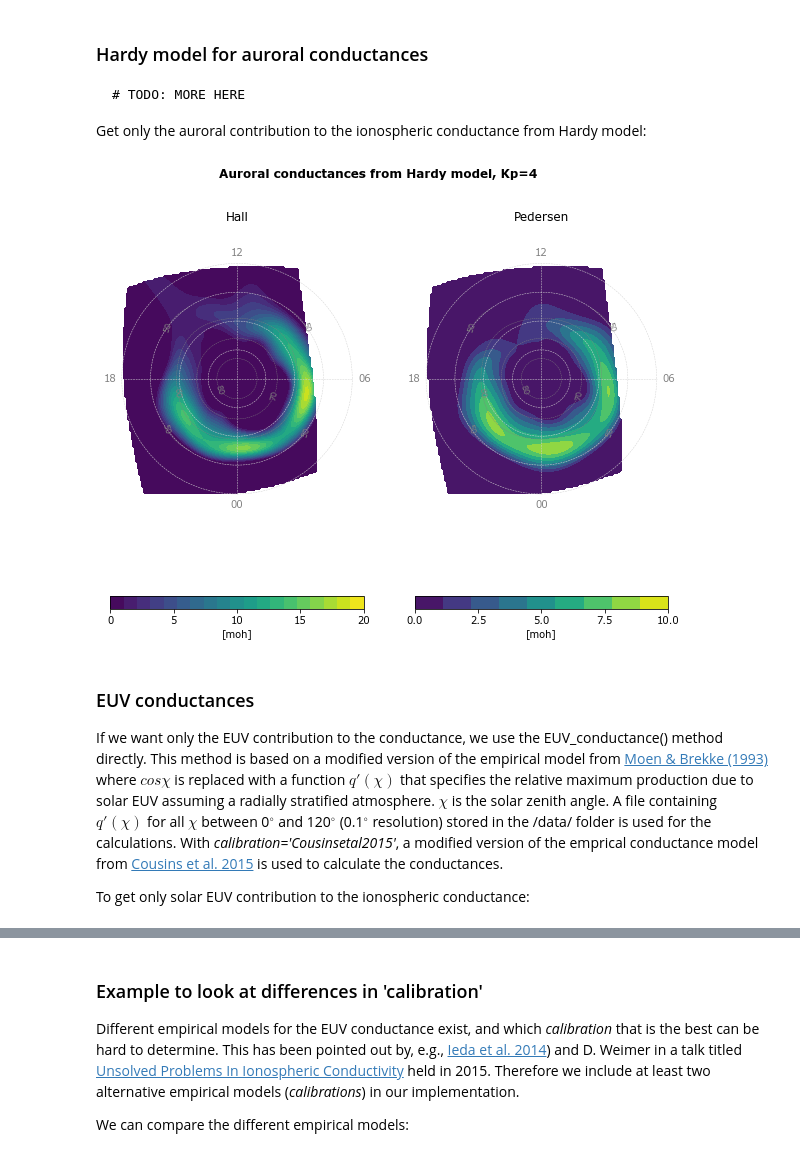
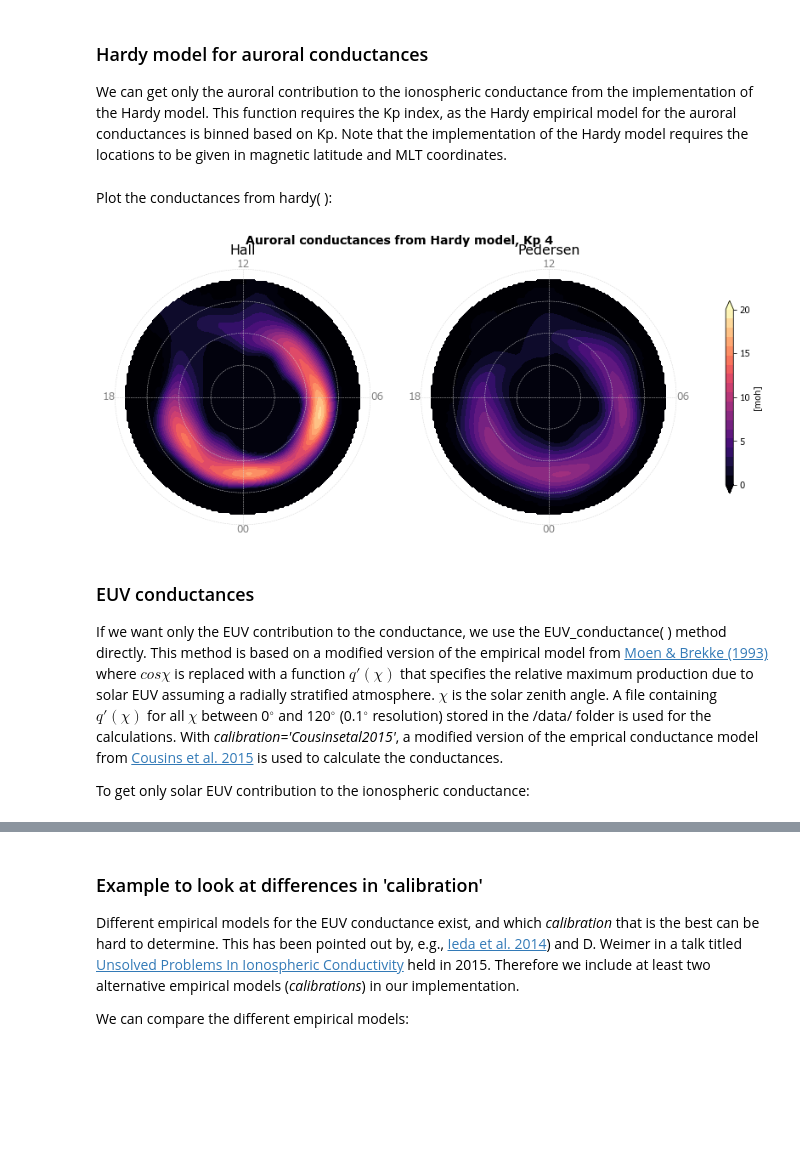
Before and after one commit to klaundal/lompe, a Jupyter notebook: examples/code_paper_figures/03_Conductance_example.ipynb, the cells around one changed output, grey strips where cells are left out. Cells and saved outputs as stored; diff of their text form; code cells hidden in the pictures; blank space fills up the shorter version.

Commit message:
finished notebook 3, changed grid res in notebook 1, started notebook 4

```diff
--- a/examples/code_paper_figures/03_Conductance_example.ipynb
+++ b/examples/code_paper_figures/03_Conductance_example.ipynb
@@ -96,7 +87,5 @@ fig.savefig('./output_figures/conductanceexample.png')
 # %% [markdown]
 ### Hardy model for auroral conductances
 
-    # TODO: MORE HERE
-
-Get only the auroral contribution to the ionospheric conductance from Hardy model:
+We can get only the auroral contribution to the ionospheric conductance from the implementation of the Hardy model. This function requires the Kp index, as the Hardy empirical model for the auroral conductances is binned based on Kp. Note that the implementation of the Hardy model requires the locations to be given in magnetic latitude and MLT coordinates.
 # %%
@@ -104,46 +92,15 @@ Get only the auroral contribution to the ionospheric conductance from Hardy mode
 hardy_hall, hardy_pedersen = hardy(mlat, mlt, Kp, 'hp') # or one or the other using hallOrped ('h' or 'p')
-# %%
-# Plot the conductances from Hardy
-fig = plt.figure(figsize=(10,8))
-ax1, ax2 = fig.add_subplot(121), fig.add_subplot(122)
-
-for ax in [ax1, ax2]:
-    ax.axis('off')
-    ax.set_aspect('equal')
-    co = ax.contour(grid.xi, grid.eta, grid.lat, linestyles = '--', colors = 'grey', linewidths = .4, levels = np.r_[-80:81:10])
-    ax.clabel(co, co.levels, inline = True, fontsize = 8)
-
-ax1.set_title('Hall')
-ax2.set_title('Pedersen')
-
-# color scales
-levels1 = np.linspace(0, 20, 20) # Hall
-levels2 = np.linspace(0, 10, 10) # Pedersen
-
-
-
-# initialize polarsubplot object:
-polplot1 = lompe.model.visualization.Polarsubplot(ax1, minlat = 50, plotgrid = True, sector = 'all')
-polplot1.writeMLTlabels(color='grey')
-c1 = polplot1.contourf(mlat, mlt, hardy_hall.reshape(grid.shape), levels = levels1)
-
-polplot2 = lompe.model.visualization.Polarsubplot(ax2, minlat = 50, plotgrid = True, sector = 'all')
-polplot2.writeMLTlabels(color='grey')
-c2 = polplot2.contourf(mlat, mlt, hardy_pedersen.reshape(grid.shape), levels = levels2)
-
-# color bars
-cbar1 = fig.colorbar(c1, ax = ax1, orientation = 'horizontal', label = '[moh]')
-cbar1.set_ticks(np.linspace(0, 20, 5))
-cbar2 = fig.colorbar(c2, ax = ax2, orientation = 'horizontal', label = '[moh]')
-cbar2.set_ticks(np.linspace(0, 10, 5))
-
-fig.suptitle("""Auroral conductances from Hardy model, Kp=4 \n\n""", fontweight="bold");
-# %% [output]
-[figure, removed]
+# %% [markdown]
+Plot the conductances from hardy( ):
+# %%
+header = """Auroral conductances from Hardy model, Kp """+str(Kp)+"""                """
+make_cond_figure(mlat, mlt, hardy_hall, hardy_pedersen, header=header)
+# %% [output]
+[figure, added]
 # %% [markdown]
 ### EUV conductances
 
-If we want only the EUV contribution to the conductance, we use the EUV_conductance() method directly. This method is based on a modified version of the empirical model from [Moen & Brekke (1993)](https://doi.org/10.1029/92GL02109) where $cos\chi$ is replaced with a function $q'(\chi)$ that specifies the relative maximum production due to solar EUV assuming a radially stratified atmosphere. $\chi$ is the solar zenith angle. A file containing $q'(\chi)$ for all $\chi$ between 0$^\circ$ and 120$^\circ$ (0.1$^\circ$ resolution) stored in the /data/ folder is used for the calculations. With *calibration='Cousinsetal2015'*, a modified version of the emprical conductance model from [Cousins et al. 2015](https://doi.org/10.1002/2014JA020463) is used to calculate the conductances.
+If we want only the EUV contribution to the conductance, we use the EUV_conductance( ) method directly. This method is based on a modified version of the empirical model from [Moen & Brekke (1993)](https://doi.org/10.1029/92GL02109) where $cos\chi$ is replaced with a function $q'(\chi)$ that specifies the relative maximum production due to solar EUV assuming a radially stratified atmosphere. $\chi$ is the solar zenith angle. A file containing $q'(\chi)$ for all $\chi$ between 0$^\circ$ and 120$^\circ$ (0.1$^\circ$ resolution) stored in the /data/ folder is used for the calculations. With *calibration='Cousinsetal2015'*, a modified version of the emprical conductance model from [Cousins et al. 2015](https://doi.org/10.1002/2014JA020463) is used to calculate the conductances.
 
 To get only solar EUV contribution to the ionospheric conductance:
 # %%
```
Also changed, not shown: parts of 24 cells of this notebook, 6 other files.
